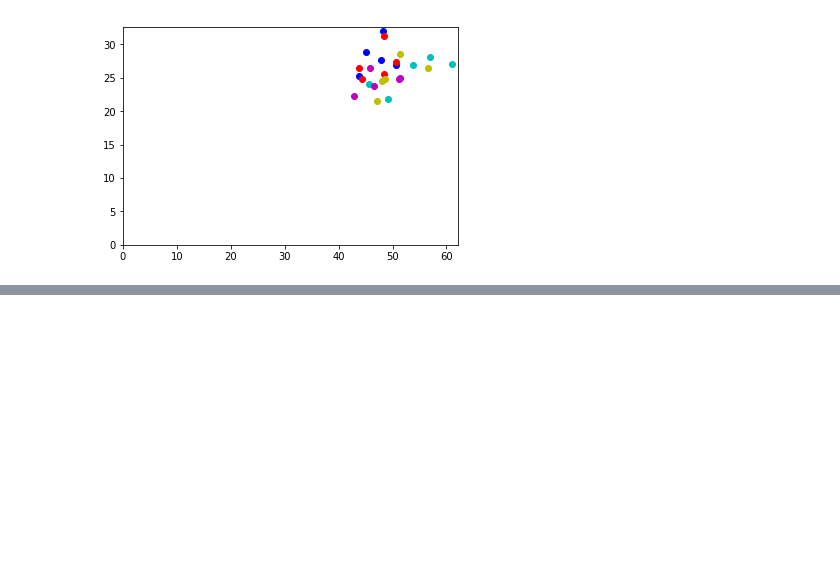
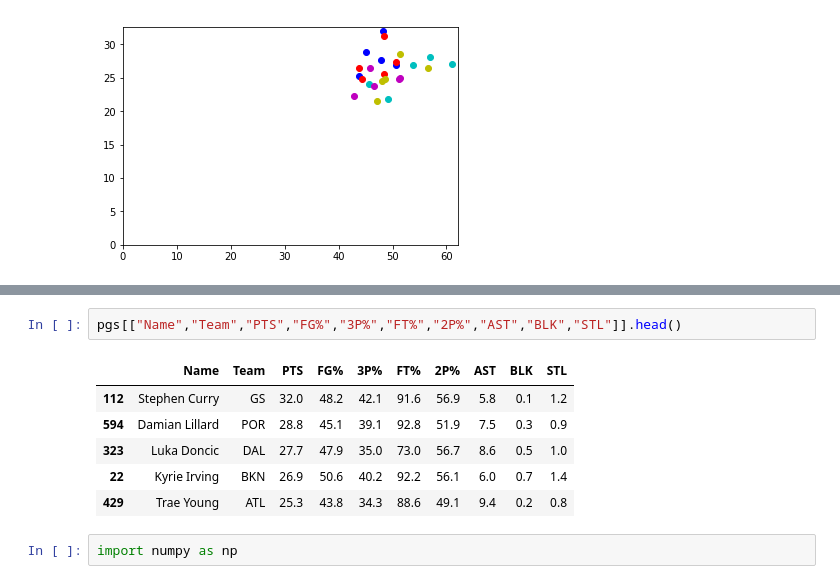
Before and after one commit to Blunt10K/NBA, a Jupyter notebook: visualisations.ipynb, the cells around one changed output, grey strips where cells are left out. Drawn from its saved outputs; the diff is of its cells as text; blank space fills up the shorter version.

```diff
--- a/visualisations.ipynb
+++ b/visualisations.ipynb
@@ -58,0 +164,11 @@ plt.plot(ps[""])
+# %%
+pgs[["Name","Team","PTS","FG%","3P%","FT%","2P%","AST","BLK","STL"]].head()
+# %% [output]
+|  | Name | Team | PTS | FG% | 3P% | FT% | 2P% | AST | BLK | STL |
+| 112 | Stephen Curry | GS | 32.0 | 48.2 | 42.1 | 91.6 | 56.9 | 5.8 | 0.1 | 1.2 |
+| 594 | Damian Lillard | POR | 28.8 | 45.1 | 39.1 | 92.8 | 51.9 | 7.5 | 0.3 | 0.9 |
+| 323 | Luka Doncic | DAL | 27.7 | 47.9 | 35.0 | 73.0 | 56.7 | 8.6 | 0.5 | 1.0 |
+| 22 | Kyrie Irving | BKN | 26.9 | 50.6 | 40.2 | 92.2 | 56.1 | 6.0 | 0.7 | 1.4 |
+| 429 | Trae Young | ATL | 25.3 | 43.8 | 34.3 | 88.6 | 49.1 | 9.4 | 0.2 | 0.8 |
+# %%
+import numpy as np
```
Also changed, not shown: parts of 14 cells of this notebook.
